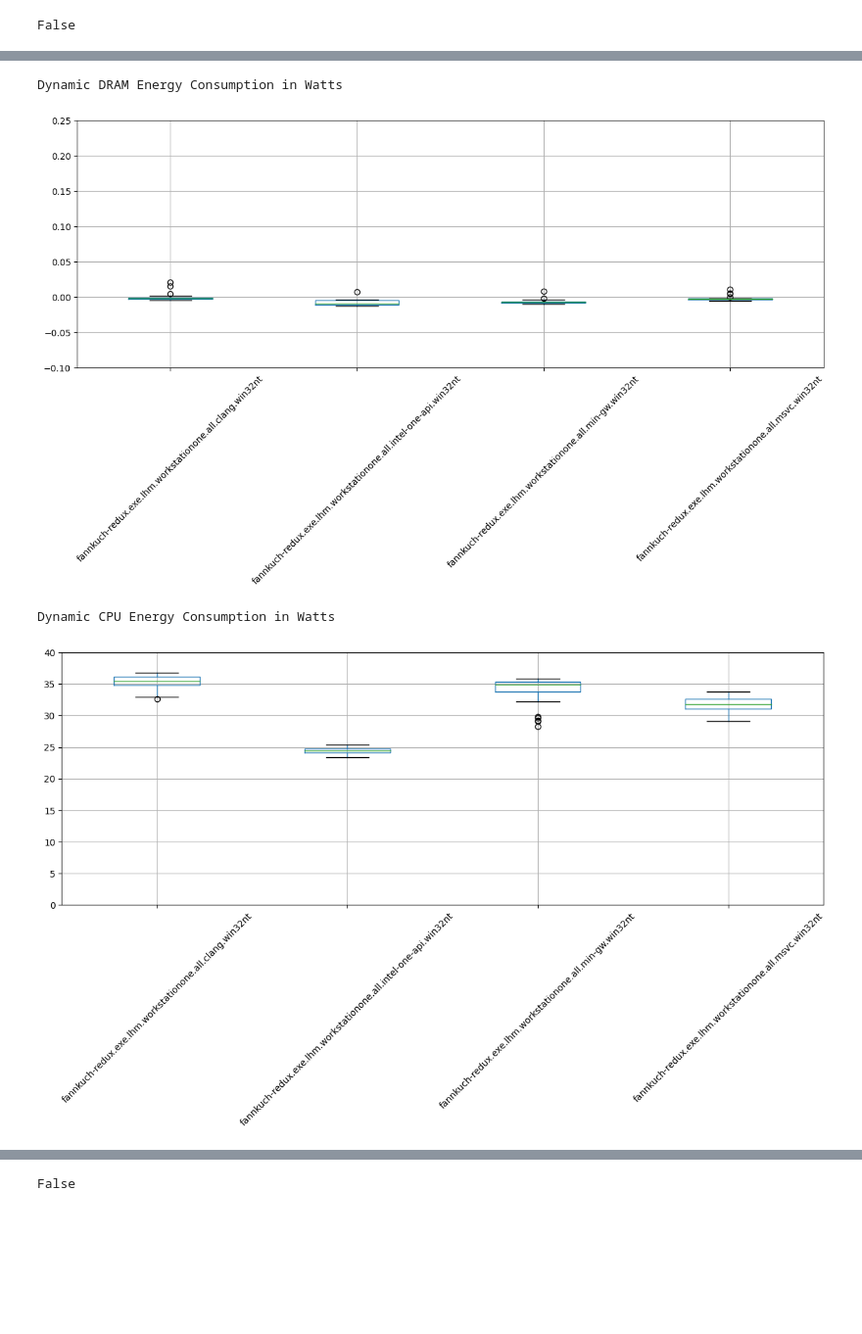
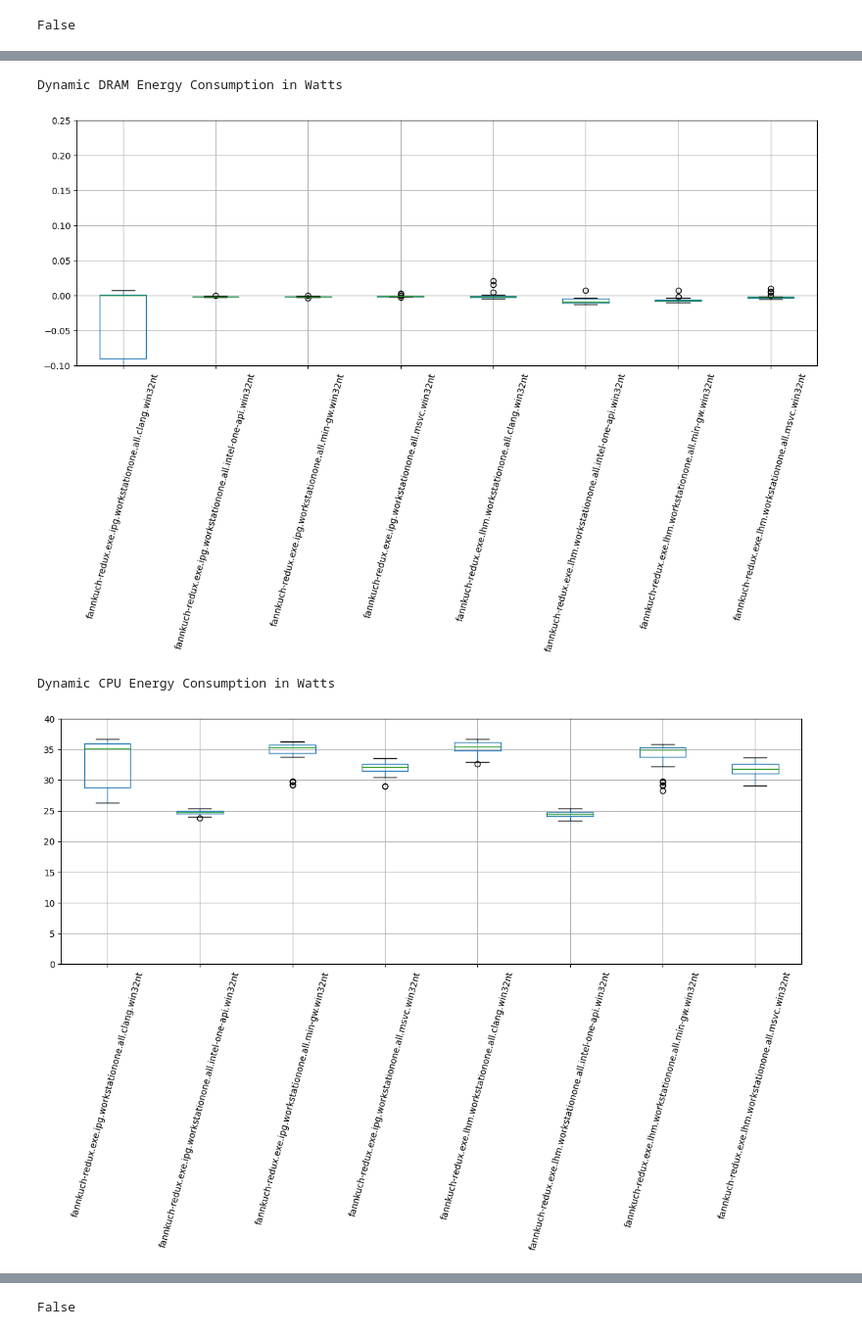
Before and after one commit to KuskIV/BDEnergy, a Jupyter notebook: analytics/result-analysis.ipynb, the cells around one changed output, grey strips where cells are left out. Shown at 98% size. Drawn from its saved outputs; the diff is of its cells as text; code cells hidden in the pictures; blank space fills up the shorter version.

```diff
--- a/analytics/result-analysis.ipynb
+++ b/analytics/result-analysis.ipynb
@@ -71,13 +74,14 @@ linux_mi = [
 ]
 
 used_mi_names = [
-    lhm
+    lhm, ipg, rapl
 ]
 
 used_mi_names.sort()
 
-ipg_sample_rate = 333
+ipg_sample_rate = 100
 lhm_sample_rate = 100
+rapl_sample_rate = 100
 
 used_min_temp = 0
 used_max_temp = 200
@@ -157,7 +164,10 @@ if ipg in used_mi_names:
 if lhm in used_mi_names:
     used_mi_query_list.append(f"({NAME} == '{lhm}' and {SAMPLE_RATE} == {lhm_sample_rate})")
 
-used_mi = mi.query(" OR ".join(used_mi_query_list))
+if rapl in used_mi_names:
+    used_mi_query_list.append(f"({NAME} == '{rapl}' and {SAMPLE_RATE} == {rapl_sample_rate})")
+
+used_mi = mi.query(" or ".join(used_mi_query_list))
 # %% [markdown]
 ### Configurations
 # %%
@@ -255,9 +269,13 @@ for dut_index, dut_row in used_dut.iterrows():
                 tc_test_case_size = tc_row[TEST_CASE_SIZE]
                 tc_threads = tc_row[THREADS]
 
+                if dut_os == linux and tc_compiler == "msvc":
+                    continue
+
                 tc_idle_case = query.get_idle_case(used_idle_case, tc_compiler, tc_language, tc_optimizations, tc_test_case_size, tc_threads)
                 tc_idle_case_id =int(tc_idle_case[ID].iloc[0])
 
+                print(f"dut {dut_name}, mi {mi_name}, config {config_id}, tc {tc_name}")
                 tc_collection = rep.get_collections(db, dut_id, mi_id, config_id, tc_id, experiment_name, experiment_number)
                 tc_idle_case_collection = rep.get_collections(db, dut_id, mi_id, config_id, tc_idle_case_id, experiment_name, experiment_number)
 
@@ -366,24 +410,24 @@ Duration of Test Case
 # %%
 print("Dynamic DRAM Energy Consumption in Watts")
-dynamic_dram_boxplot = dram_dynamic_df.boxplot(figsize=(15,5), rot=45)
+dynamic_dram_boxplot = dram_dynamic_df.boxplot(figsize=(15,5), rot=75)
 dynamic_dram_boxplot.plot()
 plot.ylim(-0.1, 0.25)
 plot.show()
 
 print("Dynamic CPU Energy Consumption in Watts")
-dynamic_cpu_boxplot = cpu_dynamic_df.boxplot(figsize=(15,5), rot=45)
+dynamic_cpu_boxplot = cpu_dynamic_df.boxplot(figsize=(15,5), rot=75)
 dynamic_cpu_boxplot.plot()
 plot.ylim(0,40)
 plot.show()
 
 print("Dynamic GPU Energy Consumption in Watts")
-dynamic_gpu_boxplot = gpu_dynamic_df.boxplot(figsize=(15,5), rot=45)
+dynamic_gpu_boxplot = gpu_dynamic_df.boxplot(figsize=(15,5), rot=75)
 dynamic_gpu_boxplot.plot()
 plot.ylim(-0.1, 0.25)
 plot.show()
 # %% [output]
 Dynamic DRAM Energy Consumption in Watts
-[figure, old version]
+[figure, new version]
 Dynamic CPU Energy Consumption in Watts
-[figure, old version]
+[figure, new version]
 Dynamic GPU Energy Consumption in Watts
```
Also changed, not shown: parts of 19 cells of this notebook, 2 other files.
